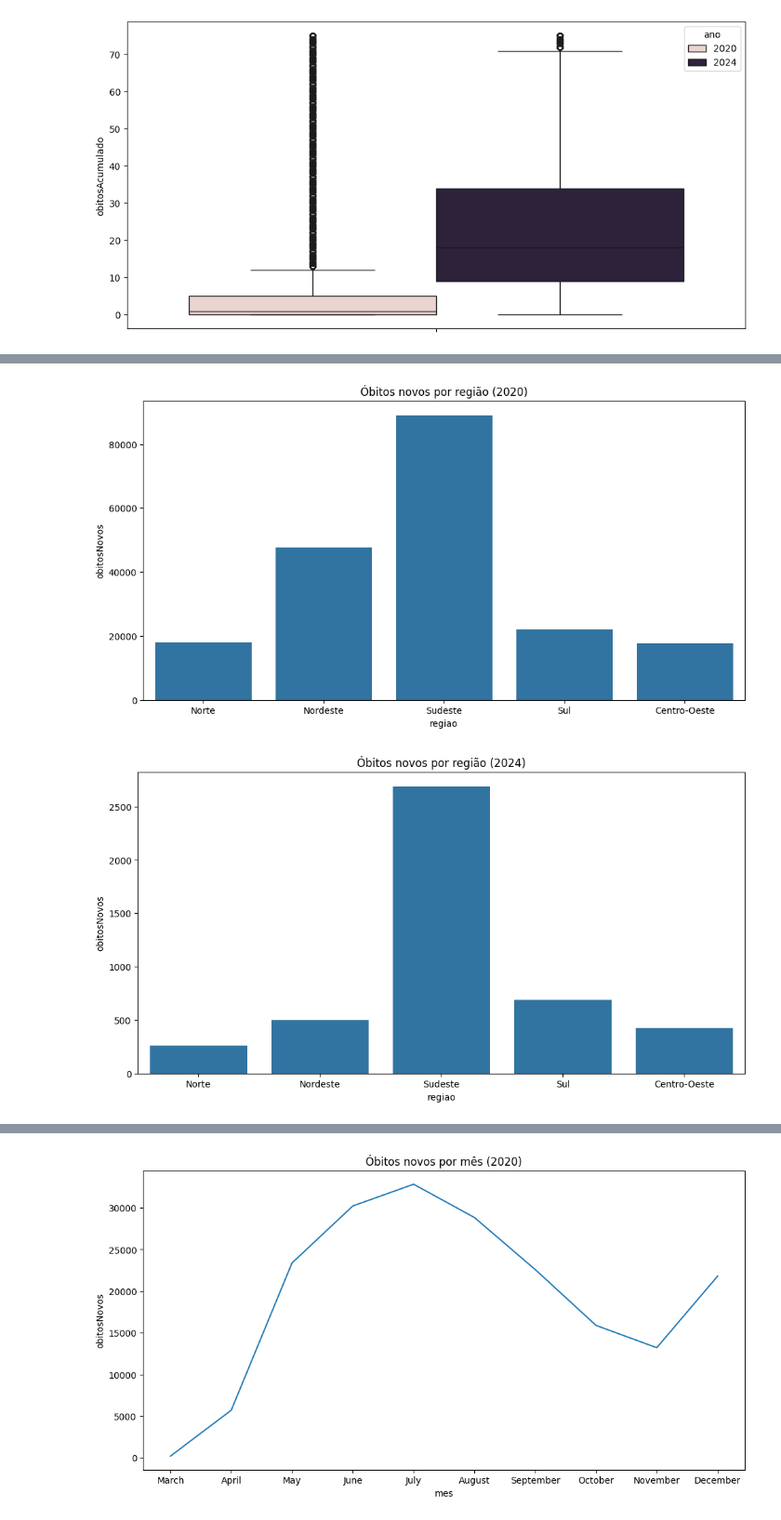
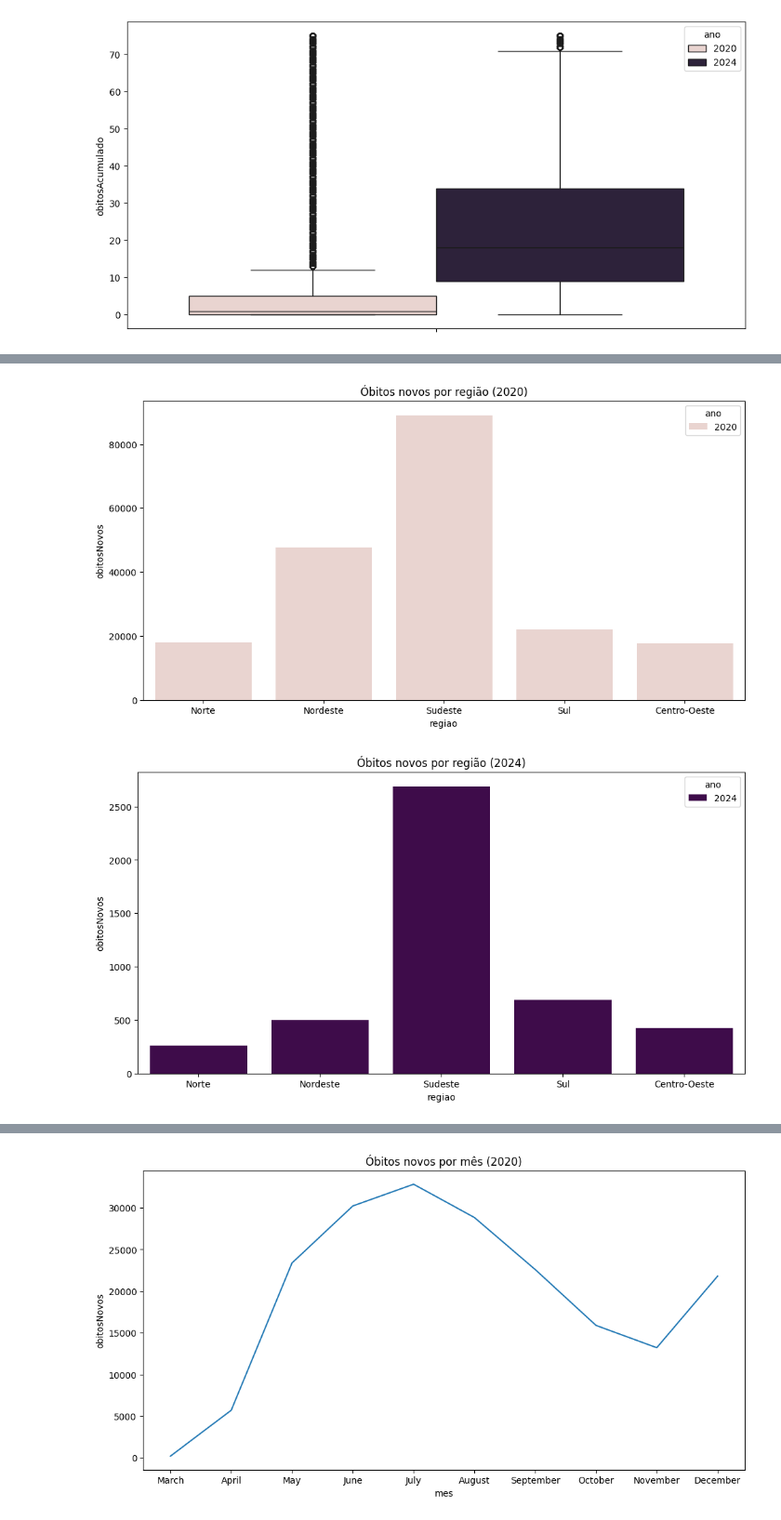
Before and after one commit to vishmaria/Estatistica-com-Python, a Jupyter notebook: Atividades/A1_estatistica.ipynb, the cells around one changed output, grey strips where cells are left out. Shown: that part at 93% size. Drawn from its saved outputs; the diff is of its cells as text; code cells hidden in the pictures.

Commit message:
atualizando plots

```diff
--- a/Atividades/A1_estatistica.ipynb
+++ b/Atividades/A1_estatistica.ipynb
@@ -318,20 +342,20 @@ plt.show()
 # %%
 # Gráfico de barras para a variável 'obitosNovos' por região (2020)
 plt.figure(figsize=(12,6))
-ax = sns.barplot(data=df[df['ano'] == 2020], x='regiao', y='obitosNovos',estimator=sum,errorbar=None)
+ax = sns.barplot(data=df[df['ano'] == 2020], x='regiao', y='obitosNovos',estimator=sum,errorbar=None,hue='ano')
 plt.title('Óbitos novos por região (2020)')
 plt.show()
 # %% [output]
-[figure, old version]
+[figure, new version]
 # %%
 # Grafico de barras para a variável 'obitosNovos' por região (2024)
 plt.figure(figsize=(12,6))
-ax = sns.barplot(data=df[df['ano'] == 2024], x='regiao', y='obitosNovos',estimator=sum,errorbar=None)
+ax = sns.barplot(data=df[df['ano'] == 2024], x='regiao', y='obitosNovos',estimator=sum,errorbar=None,hue='ano',palette='viridis')
 
 plt.title('Óbitos novos por região (2024)')
 plt.show()
 # %% [output]
-[figure, old version]
+[figure, new version]
 # %%
 # Grafico de barras para a variável 'obitosNovos' por estado (2020)
 plt.figure(figsize=(12,6))
```
Also changed, not shown: parts of 9 cells of this notebook.
